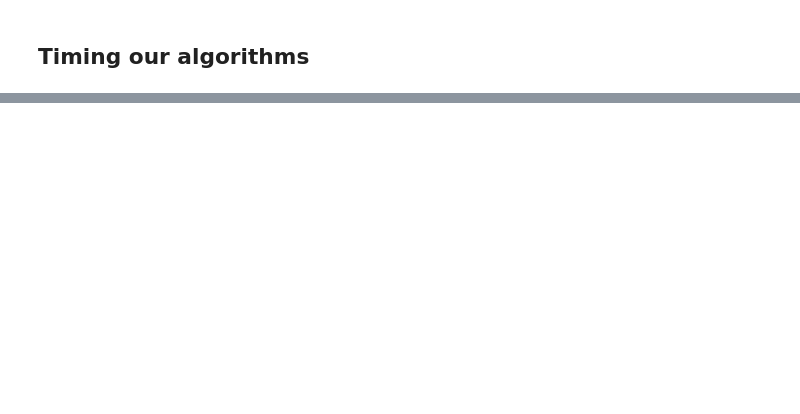
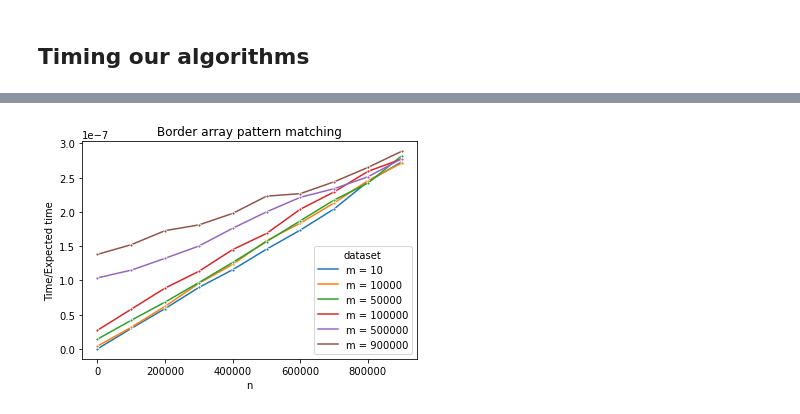
Before and after one commit to stinekrye/GSA, a Jupyter notebook: Project 1/4 timing.ipynb, the cells around one changed output, grey strips where cells are left out. Drawn from its saved outputs; the diff is of its cells as text; code cells hidden in the pictures; blank space fills up the shorter version.

```diff
--- a/Project 1/4 timing.ipynb
+++ b/Project 1/4 timing.ipynb
@@ -91,0 +130,17 @@ h = sns.lineplot(x = 'n', y = 'Time',
+# %%
+concat_ba = pd.concat([
+    df_ba_10.assign(dataset='m = 10'),
+    df_ba_10000.assign(dataset='m = 10000'),
+    df_ba_50000.assign(dataset='m = 50000'),
+    df_ba_100000.assign(dataset='m = 100000'),
+    df_ba_500000.assign(dataset='m = 500000'),
+    df_ba_900000.assign(dataset='m = 900000')
+    ], ignore_index = True)
+# %%
+g = sns.lineplot(x = 'n', y = 'Time/Expected time',
+                    hue = 'dataset', marker = '.',
+                    data = concat_ba)
+g.set_title('Border array pattern matching')
+g.figure.savefig('ba_search.pdf')
+# %% [output]
+[figure, added]
```
Also changed, not shown: parts of 7 cells of this notebook, 10 other files.
